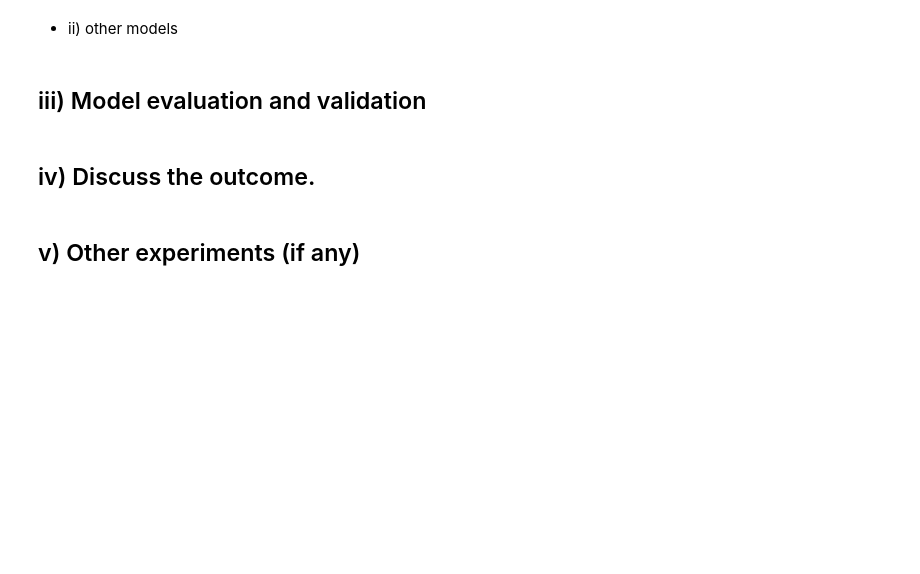
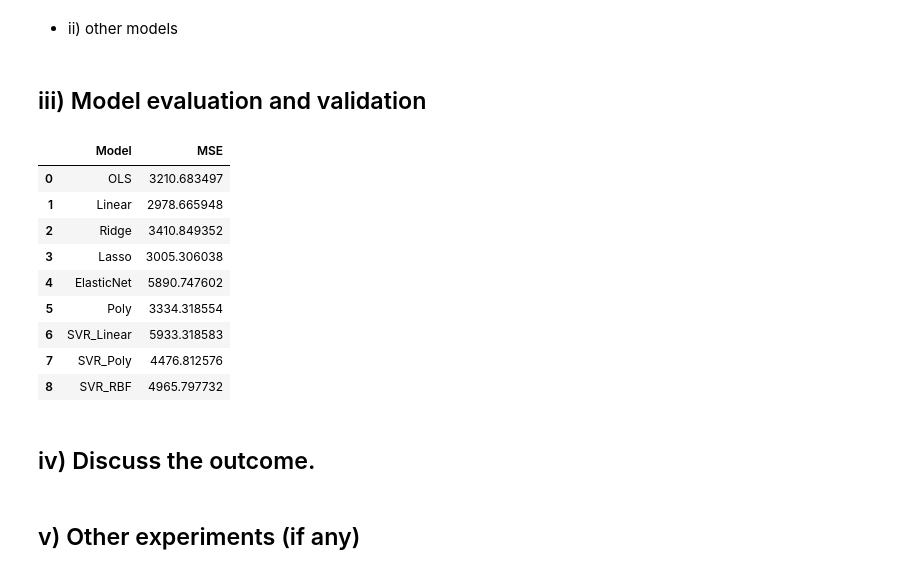
Before and after one commit to mariotey/assessment, a Jupyter notebook: scenario_a.ipynb, the cells around one changed output. Drawn from its saved outputs; the diff is of its cells as text; code cells hidden in the pictures; blank space fills up the shorter version.

```diff
--- a/scenario_a.ipynb
+++ b/scenario_a.ipynb
@@ -183,3 +286,28 @@ Notes:
+# %%
+mse_poly = cv_results(poly_model, X, y, cv)
+mse_df = mse_df.append({"Model": "Poly", "MSE": mse_poly}, ignore_index=True)
+# %%
+mse_svr_linear = cv_results(svr_linear_model, X, y, cv)
+mse_df = mse_df.append({"Model": "SVR_Linear", "MSE": mse_svr_linear}, ignore_index=True)
+# %%
+mse_svr_poly = cv_results(svr_poly_model, X, y, cv)
+mse_df = mse_df.append({"Model": "SVR_Poly", "MSE": mse_svr_poly}, ignore_index=True)
+# %%
+mse_svr_rbf = cv_results(svr_rbf_model, X, y, cv)
+mse_df = mse_df.append({"Model": "SVR_RBF", "MSE": mse_svr_rbf}, ignore_index=True)
+# %%
+mse_df
+# %% [output]
+|  | Model | MSE |
+| 0 | OLS | 3210.683497 |
+| 1 | Linear | 2978.665948 |
+| 2 | Ridge | 3410.849352 |
+| 3 | Lasso | 3005.306038 |
+| 4 | ElasticNet | 5890.747602 |
+| 5 | Poly | 3334.318554 |
+| 6 | SVR_Linear | 5933.318583 |
+| 7 | SVR_Poly | 4476.812576 |
+| 8 | SVR_RBF | 4965.797732 |
 # %% [markdown]
 ## iv) Discuss the outcome.
 # %% [markdown]
```
Also changed, not shown: parts of 27 cells of this notebook, 1 other file.
